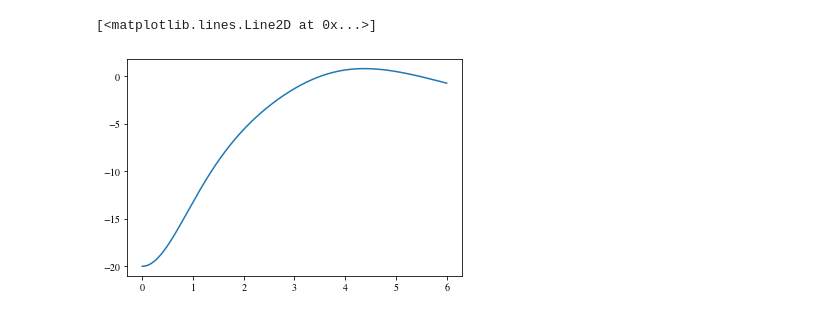
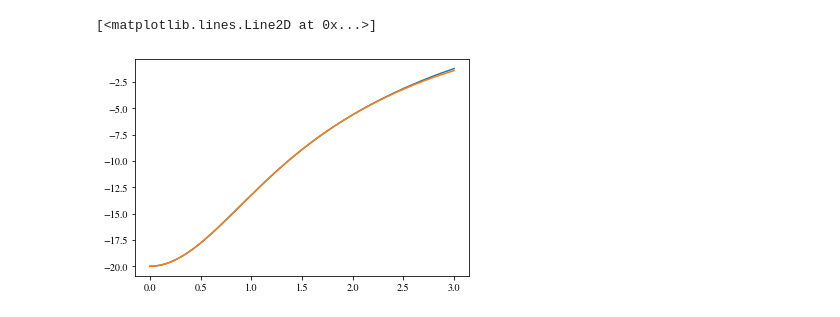
Before and after one commit to eckast161/Spin_dynamics, a Jupyter notebook: Spin.DDTWA.White-noise.ipynb, the cells around one changed output. Drawn from its saved outputs; the diff is of its cells as text; code cells hidden in the pictures.

```diff
--- a/Spin.DDTWA.White-noise.ipynb
+++ b/Spin.DDTWA.White-noise.ipynb
@@ -25,8 +77,8 @@ import matplotlib.pyplot as plt
 %matplotlib inline
 
 
-dt = 0.005 # Time step.
-T = 6 # Total time.
+dt = 0.001 # Time step.
+T = 3 # Total time.
 n = int(T / dt) # Number of time steps.
 
 J=1
@@ -45,7 +97,7 @@ sqrt_2phi=  (2*Gamma_phi)**0.5
 sqrt_decay= (Gamma_decay)**0.5
 
 
-Stochastic=0
+Stochastic=1   #Is the process stochastic?
 
 sqrt_Gamma_phi = np.sqrt(Gamma_phi)
 sqrtdt = np.sqrt(dt)*Stochastic
@@ -160,5 +348,6 @@ def Sk(value):
 # %%
-plt.plot(times,Sk(2))
+plt.plot(times,(N/2)*(z[:,1]),label="Cumulant")
+plt.plot(times,Sk(2),label="DTWA")
 # %% [output]
 [<matplotlib.lines.Line2D at 0x...>]
-[figure, old version]
+[figure, new version]
```
Also changed, not shown: parts of 7 cells of this notebook.
